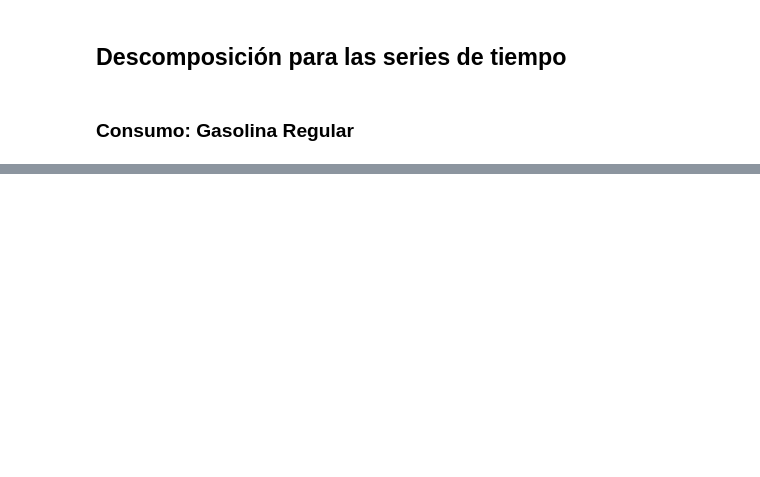
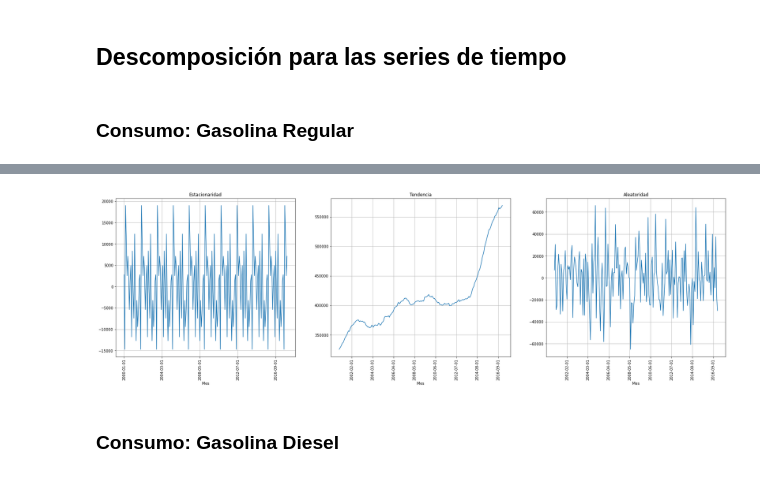
Before and after one commit to karinaValladares/cc3006-Lab-1, a Jupyter notebook: Lab2.ipynb, the cells around one changed output, grey strips where cells are left out. Saved outputs shown, nothing was run; the diff lists cells and outputs as text; code cells hidden in the pictures; blank space fills up the shorter version.

```diff
--- a/Lab2.ipynb
+++ b/Lab2.ipynb
@@ -477,0 +599,28 @@ result=seasonal_decompose(df[''],  model='multiplicable')
+# %%
+resultSuper =seasonal_decompose(data_con['GasolinaSuper'], period = 21)
+# %%
+fig = plt.figure(figsize=(30,8))
+ax = fig.add_subplot(131)
+resultSuper.seasonal.plot()
+plt.grid()
+plt.title("Estacionaridad")
+plt.xlabel("Mes")
+plt.xticks(rotation=90)
+ax = fig.add_subplot(132)
+resultSuper.trend.plot()
+plt.grid()
+plt.title("Tendencia")
+plt.xlabel("Mes")
+plt.xticks(rotation=90)
+ax = fig.add_subplot(133)
+resultSuper.resid.plot()
+plt.grid()
+plt.title("Aleatoridad")
+plt.xlabel("Mes")
+plt.xticks(rotation=90)
+plt.axis('tight')
+plt.show()
+# %% [output]
+[figure, added]
+# %% [markdown]
+### Consumo: Gasolina Diesel
```
Also changed, not shown: parts of 93 cells of this notebook.
